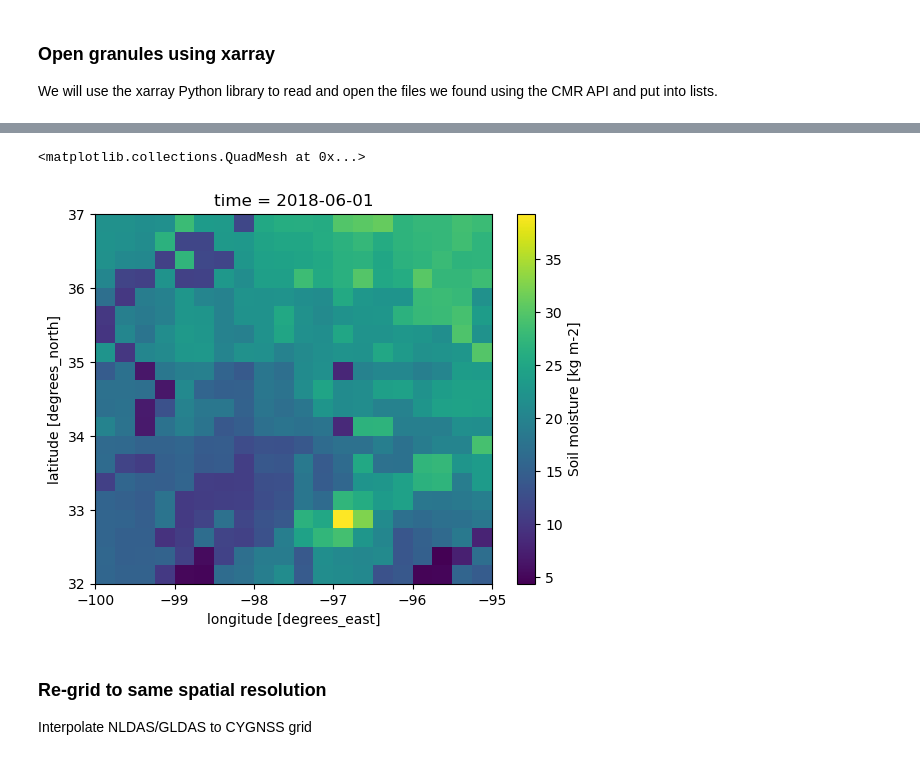
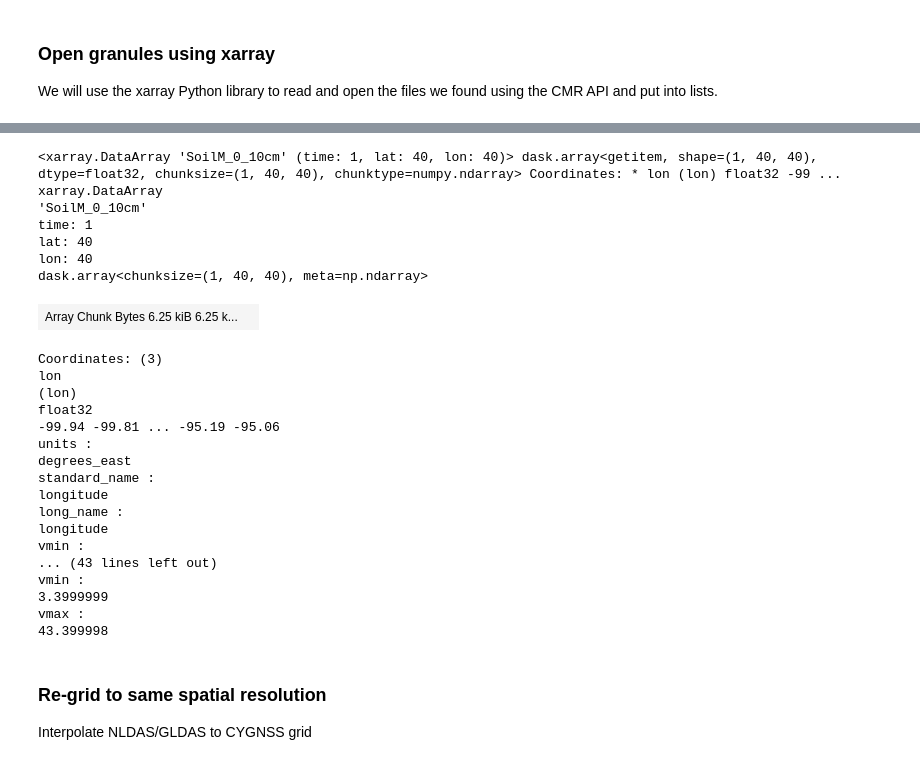
Before and after one commit to alexishunzinger/gesdisc-use-cases, a Jupyter notebook: mocko-ldas-comparison/ldas-comparison.ipynb, the cells around one changed output, grey strips where cells are left out. Cells and saved outputs as stored; diff of their text form; code cells hidden in the pictures.

```diff
--- a/mocko-ldas-comparison/ldas-comparison.ipynb
+++ b/mocko-ldas-comparison/ldas-comparison.ipynb
@@ -266,5 +282,5 @@ max_lon = -95
 max_lat = 37
 
 
-nldas_sgp = nldas_ds.sel(lat=slice(min_lat,max_lat), lon=slice(min_lon,max_lon))
-gldas_sgp = gldas_ds.sel(lat=slice(min_lat,max_lat), lon=slice(min_lon,max_lon))
+nldas_sgp = nldas_ds_daily.sel(lat=slice(min_lat,max_lat), lon=slice(min_lon,max_lon))
+gldas_sgp = gldas_ds_daily.sel(lat=slice(min_lat,max_lat), lon=slice(min_lon,max_lon))
@@ -304,8 +287,31 @@ nldas_sm[0,:,:].plot()
-# %%
-gldas_sm[0,:,:].plot()
-# %% [output]
-<matplotlib.collections.QuadMesh at 0x...>
-[figure, removed]
+# %%
+nldas_sgp.SoilM_0_10cm
+# %% [output]
+<xarray.DataArray 'SoilM_0_10cm' (time: 1, lat: 40, lon: 40)> dask.array<getitem, shape=(1, 40, 40), dtype=float32, chunksize=(1, 40, 40), chunktype=numpy.ndarray> Coordinates: * lon (lon) float32 -99 ...
+xarray.DataArray
+'SoilM_0_10cm'
+time: 1
+lat: 40
+lon: 40
+dask.array<chunksize=(1, 40, 40), meta=np.ndarray>
+| Array Chunk Bytes 6.25 kiB 6.25 k... |  |
+Coordinates: (3)
+lon
+(lon)
+float32
+-99.94 -99.81 ... -95.19 -95.06
+units :
+degrees_east
+standard_name :
+longitude
+long_name :
+longitude
+vmin :
+... (43 lines left out)
+vmin :
+3.3999999
+vmax :
+43.399998
 # %% [markdown]
 ### Re-grid to same spatial resolution
 
```
Also changed, not shown: parts of 27 cells of this notebook.
